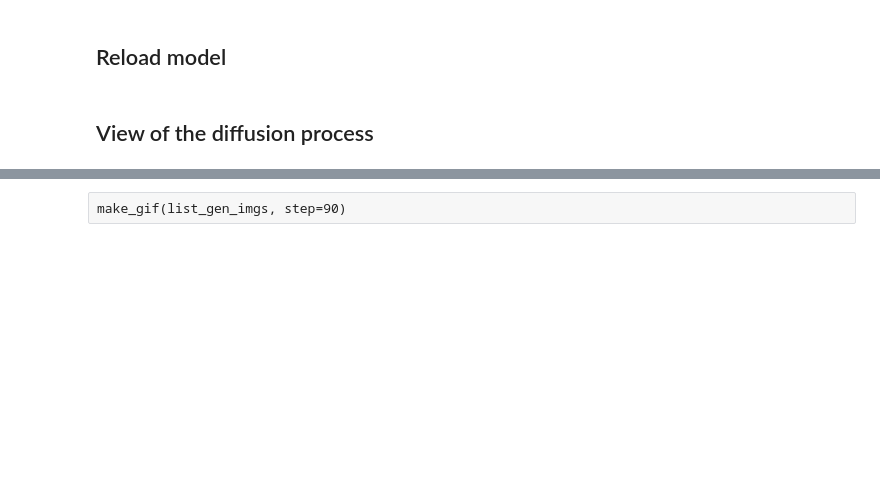
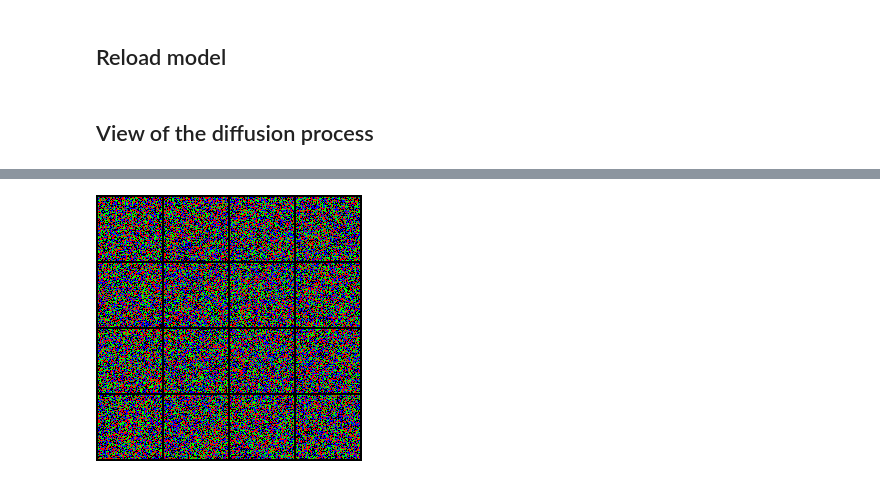
Before and after one commit to Benjit75/PRIM-AI-Diffusion-Models-for-Cardiac-Images, a Jupyter notebook: src/data_overview.ipynb, the cells around one changed output, grey strips where cells are left out. Saved outputs shown, nothing was run; the diff lists cells and outputs as text; code cells hidden in the pictures; blank space fills up the shorter version.

```diff
--- a/src/data_overview.ipynb
+++ b/src/data_overview.ipynb
@@ -558,14 +548,21 @@ if LOAD_MODEL :
 # %% [markdown]
 ## View of the diffusion process
 # %%
-def make_gif(frame_list, step=5):
-    current_datetime = datetime.datetime.now()
-    filename = f"images/sampling-{current_datetime.strftime('%Y-%m-%d-%H-%M')}.gif.png"
+def make_gif(frame_list, filename, step=5, one_hot_encode=True):
+    to_pil = ToPILImage()
 
-    to_pil = ToPILImage()
-    frames = [to_pil(make_grid(normalize_im(tens_im), nrow=int(np.sqrt(batch_size)))) for tens_im in frame_list]
-    frame_one = frames[0]
-    frame_one.save(filename, format="GIF", append_images=frames[::step]+frame[-1], save_all=True, duration=10, loop=0)
+    frames = [np.array(torch.permute(make_grid(normalize_im(tens_im), nrow=int(np.sqrt(batch_size))), (1,2,0)).cpu()) for tens_im in frame_list]
+    frames_to_include = frames[0] + frames[1::step]
+    if frames[-1] not in frames_to_include:
+        frames_to_include.append(frames[-1])
+    if frames_to_include[0].shape[-1] > 3:
+        if one_hot_encode:
+            frames_to_include = [DataDisplayer.one_hot_encode(frame) for frame in frames_to_include]
+        frames_to_include = [frame[..., 1:4] for frame in frames_to_include]
+    frames_pil = [to_pil(frame) for frame in frames_to_include]
+    frame_one = frames_pil[0]
+
+    frame_one.save(filename, format="GIF", append_images=frames_pil[1::], save_all=True, duration=10, loop=0)
 
     return IPython.display.Image(filename=filename)
 # %%
@@ -579,2 +581,4 @@ show_images(list_gen_imgs[-1][:], filename)
-# %% [raw]
-make_gif(list_gen_imgs, step=90)
+# %%
+display(make_gif(list_gen_imgs, f"images/sampling-one-hot-encode-{current_datetime.strftime('%Y-%m-%d-%H-%M')}.gif.jpg", step=20))
+# %% [output]
+[figure, added]
```
Also changed, not shown: parts of 11 cells of this notebook, 10 other files.
